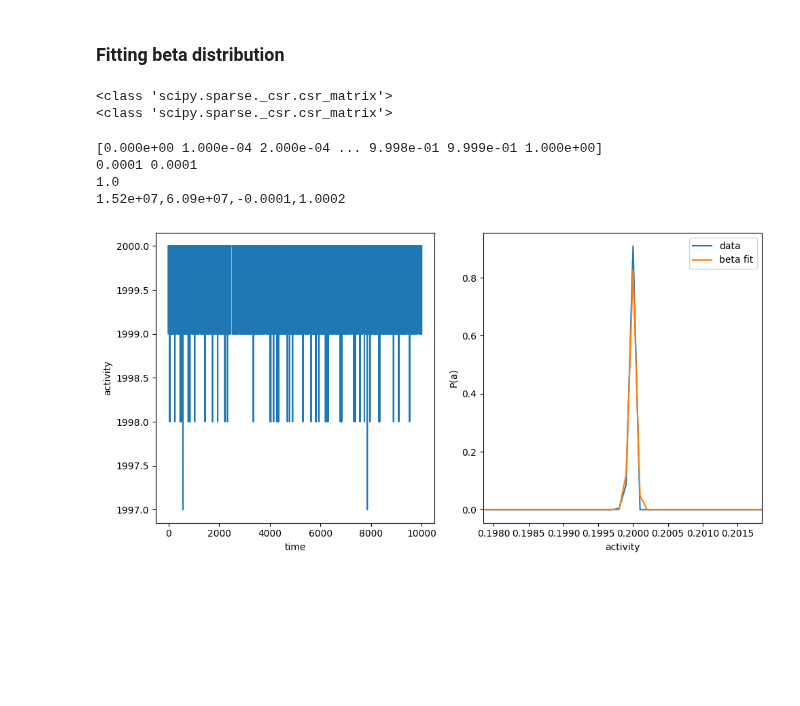
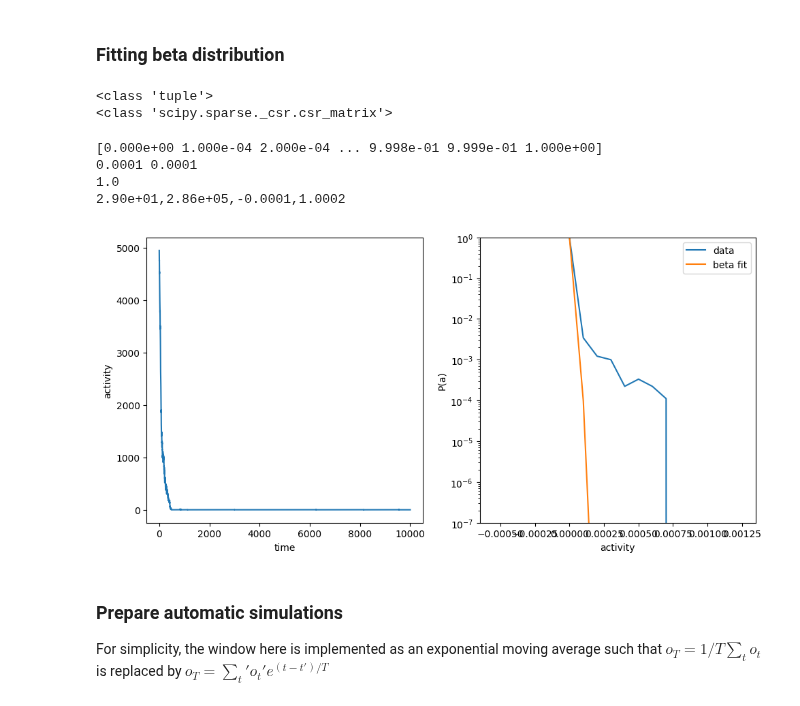
Before and after one commit to sahelazizpour/Finite-Observation-Dynamic-Range, a Jupyter notebook: 0_update/simulation.ipynb, the cells around one changed output. Saved outputs shown, nothing was run; the diff lists cells and outputs as text; code cells hidden in the pictures; blank space fills up the shorter version.

```diff
--- a/0_update/simulation.ipynb
+++ b/0_update/simulation.ipynb
@@ -86,7 +133,7 @@ plt.tight_layout()
 def fit_beta_distribution(data, delta, seed=1234):
     np.random.seed(seed)
     # add very small jitter to avoid problems with delta distributions
-    data = data + np.random.randn(len(data))*delta/3
+    data = data + np.random.randn(len(data))*delta/7
     # IMPORTANT: The beta distribution is defined on the interval [0,1] but because of the discretization we need to shift the support by delta and scale it by 1+2*delta
     a,b,loc,scale = stats.beta.fit(data, floc=-delta, fscale=1+2*delta)
     return a,b,loc,scale
@@ -94,7 +141,7 @@ def fit_beta_distribution(data, delta, seed=1234):
 N=int(1e4)
 K=100
 mu=0.2
-lambda_ = 0.9999
+lambda_ = 0.99
 h_ = 1e-6
 seed = 1000
 p_h = external_spiking_probability(N, mu, h_, seed)
@@ -102,48 +149,53 @@ print(type(p_h))
 w = coupling_weights(N, K, lambda_, seed)
 print(type(w))
 
-T = int(1e5)
+T = int(1e4)
 activity = np.zeros(T, dtype=np.float64)
 rng = np.random.RandomState(seed)
-x = np.zeros(N)
+x = np.random.randint(0,2,N)
 for t in tqdm(range(T)):
     x = step(x, w, p_h, rng)
     activity[t] = np.sum(x)
 # %% [output]
+<class 'tuple'>
 <class 'scipy.sparse._csr.csr_matrix'>
-<class 'scipy.sparse._csr.csr_matrix'>
 # %%
 fig, axes = plt.subplots(1,2, figsize=(10,5))
 axes[0].plot(activity, label='data')
 axes[0].set_xlabel('time')
 axes[0].set_ylabel('activity')
 
 delta = 1/N
 support = np.linspace(0,1,N+1)
 print(support)
 print(delta, support[1]-support[0])
 data = activity[1000:]/N
 # histogram needs bin edges but we work with bin centers, hence need to shift support
 pmf_data = np.histogram(data, bins=np.append(support,1+delta)-delta/2, density=False)[0]/len(data)
 print(np.sum(pmf_data))
 axes[1].plot(support, pmf_data, label='data')
 a,b,loc,scale = fit_beta_distribution(data, delta, seed)
 print(f'{a:.2e},{b:.2e},{loc},{scale}')
 pmf_beta = stats.beta.pdf(support, a,b, loc=loc, scale=scale)
 pmf_beta = pmf_beta/np.sum(pmf_beta)
 axes[1].plot(support, pmf_beta, label='beta fit')
 axes[1].set_xlabel('activity')
 axes[1].set_ylabel('P(a)')
+axes[1].set_yscale('log')
+axes[1].set_ylim([1e-7,1])
 axes[1].legend()
 range_data = support[np.nonzero(pmf_data)]
-if len(range_data) > 20:
+if len(range_data) > 10:
     axes[1].set_xlim([range_data[0],range_data[-1]])
 else:
-    axes[1].set_xlim([np.median(range_data)-20*delta,np.median(range_data)+20*delta])
+    axes[1].set_xlim([np.median(range_data)-10*delta,np.median(range_data)+10*delta])
 plt.tight_layout()
 # %% [output]
 [0.000e+00 1.000e-04 2.000e-04 ... 9.998e-01 9.999e-01 1.000e+00]
 0.0001 0.0001
 1.0
-1.52e+07,6.09e+07,-0.0001,1.0002
+2.90e+01,2.86e+05,-0.0001,1.0002
-[figure, old version]
+[figure, new version]
+# %% [markdown]
+### Prepare automatic simulations
+For simplicity, the window here is implemented as an exponential moving average such that $o_T = 1/T \sum_t o_t$ is replaced by $o_T = \sum_t' o_t' e^{(t-t')/T}$
```
Also changed, not shown: parts of 14 cells of this notebook, 3 other files.
